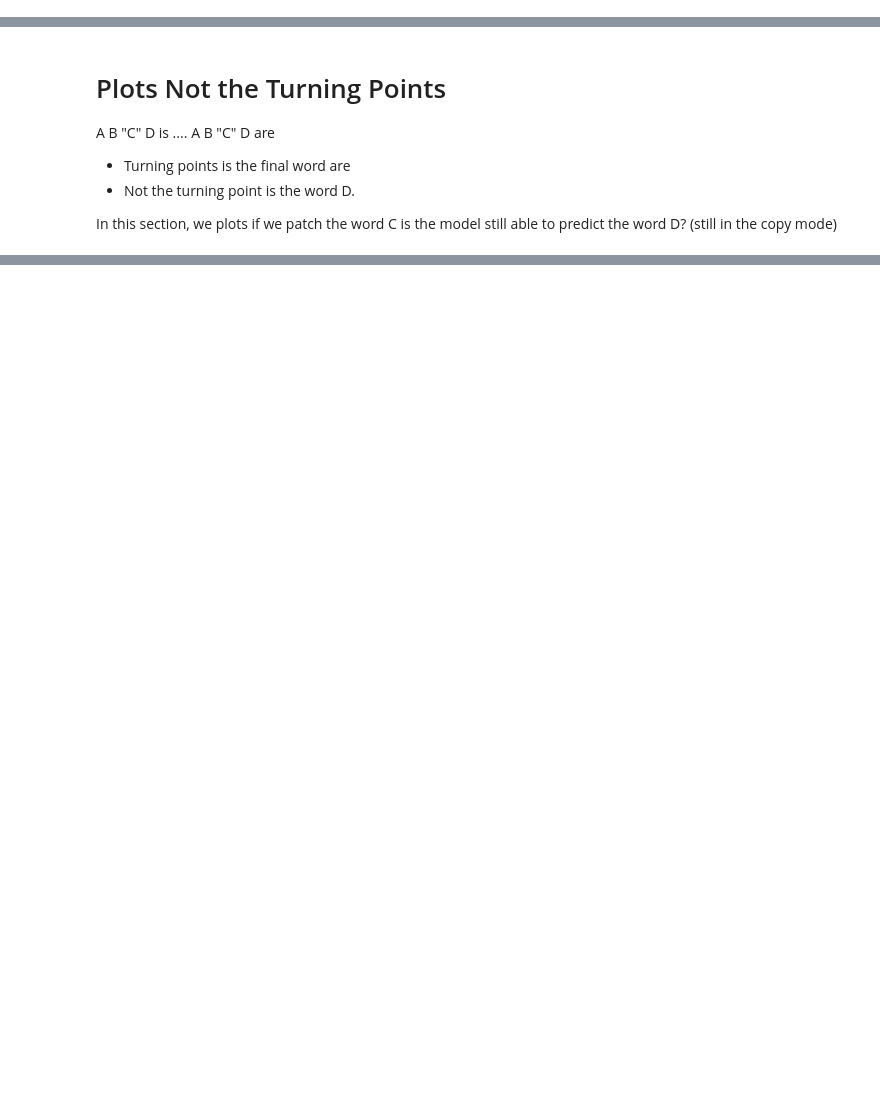
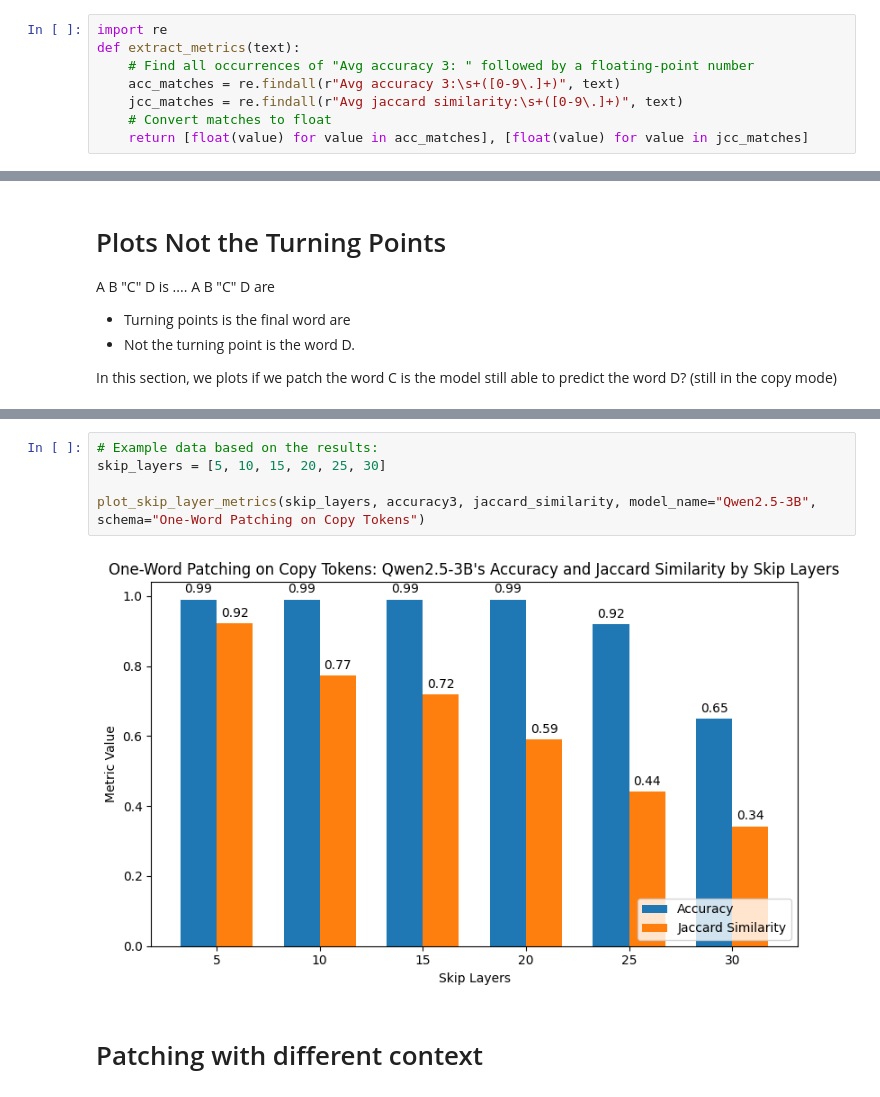
Before and after one commit to phusroyal/CopyMech, a Jupyter notebook: gec_tflens_1patch.ipynb, the cells around one changed output, grey strips where cells are left out. Saved outputs shown, nothing was run; the diff lists cells and outputs as text; blank space fills up the shorter version.

```diff
--- a/gec_tflens_1patch.ipynb
+++ b/gec_tflens_1patch.ipynb
@@ -93,3 +137,11 @@ def get_acc(info_lst):
+# %%
+import re
+def extract_metrics(text):
+    # Find all occurrences of "Avg accuracy 3: " followed by a floating-point number
+    acc_matches = re.findall(r"Avg accuracy 3:\s+([0-9\.]+)", text)
+    jcc_matches = re.findall(r"Avg jaccard similarity:\s+([0-9\.]+)", text)
+    # Convert matches to float
+    return [float(value) for value in acc_matches], [float(value) for value in jcc_matches]
 # %%
 # Import stuff
 import torch
@@ -634,0 +855,9 @@ def ngram(n, model, skip_up_to, max_steps, extra_steps, k, edited_phrases):
+# %%
+# Example data based on the results:
+skip_layers = [5, 10, 15, 20, 25, 30]
+
+plot_skip_layer_metrics(skip_layers, accuracy3, jaccard_similarity, model_name="Qwen2.5-3B", schema="One-Word Patching on Copy Tokens")
+# %% [output]
+[figure, added]
+# %% [markdown]
+# Patching with different context
```
Also changed, not shown: parts of 15 cells of this notebook.
